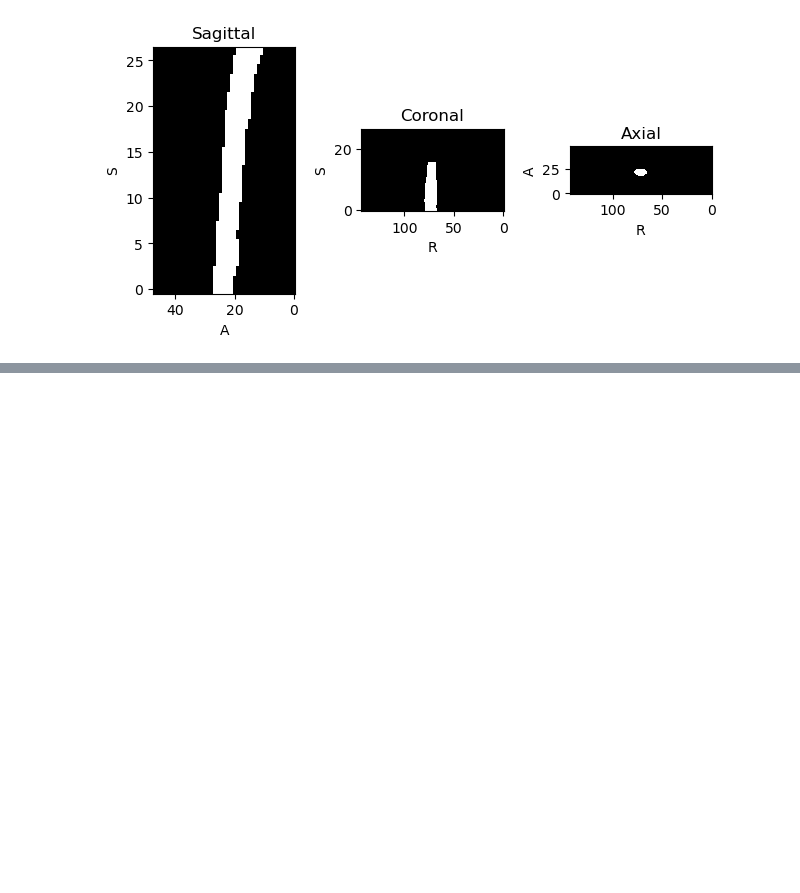
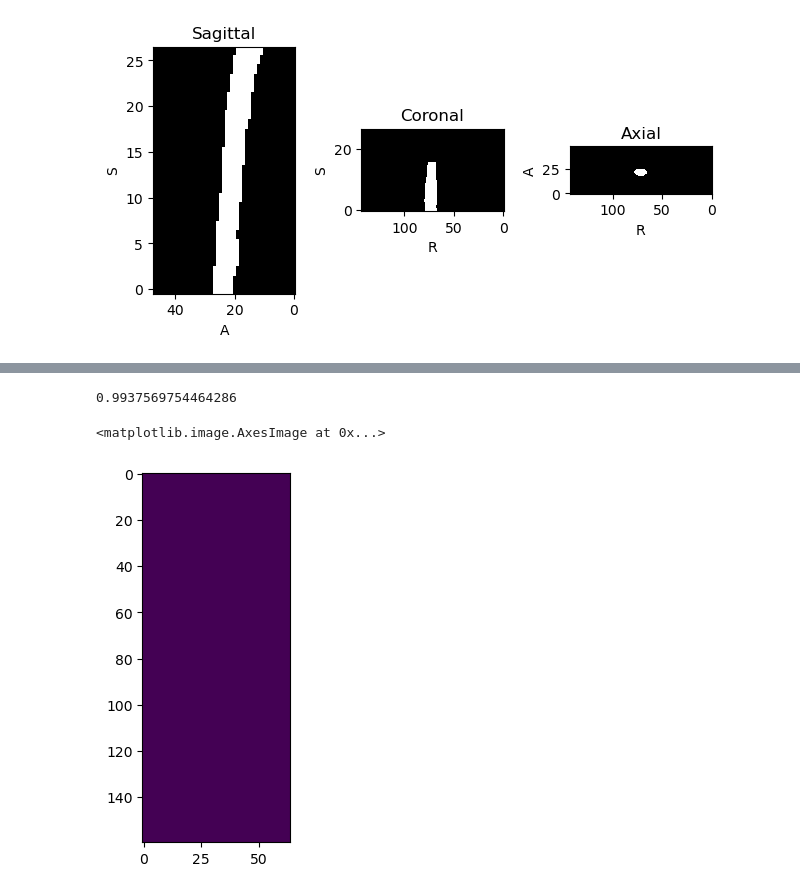
Before and after one commit to TimXdang/SpinalcordSeg, a Jupyter notebook: Playground.ipynb, the cells around one changed output, grey strips where cells are left out. Cells and saved outputs as stored; diff of their text form; code cells hidden in the pictures; blank space fills up the shorter version.

```diff
--- a/Playground.ipynb
+++ b/Playground.ipynb
@@ -182,0 +171,20 @@ Label Values: tensor([[[[[0., 0., 0.,  ..., 0., 0., 0.],
+# %%
+import segmentation_models_pytorch as smp
+from segmentation_models_pytorch.encoders import get_preprocessing_fn
+BACKBONE = 'resnet34'
+# %%
+model = smp.Unet(
+    encoder_name=BACKBONE,
+    encoder_weights="imagenet",
+    in_channels=1,
+    classes=1,
+)
+
+preprocess_input = get_preprocessing_fn(BACKBONE, pretrained='imagenet')
+# %%
+loss_func = smp.losses.DiceLoss('binary')
+learning_rate = 1e-5
+num_epochs = 20
+optim = torch.optim.Adam(model.parameters(), lr=learning_rate)
+# %%
+model.train()
@@ -182,0 +278,23 @@ Label Values: tensor([[[[[0., 0., 0.,  ..., 0., 0., 0.],
+# %%
+def evaluate_model(model, dataloader):
+    test_scores = []
+    model.eval()
+    for images, labels in dataloader:
+        inputs = image.reshape(image.shape[0], image.shape[1], 160, -1)
+        labels = label.reshape(label.shape[0], label.shape[1], 160, -1)
+
+        outputs = model.forward(inputs)
+        _, preds = torch.max(outputs, 1, keepdims=True)
+        targets_mask = labels >= 0
+        test_scores.append(np.mean((preds.cpu() == labels.cpu())[targets_mask].numpy()))
+
+    return np.mean(test_scores)
+
+print(evaluate_model(model, test_loader))
+# %% [output]
+0.9937569754464286
+# %%
+plt.imshow(preds[3, :, :, :].reshape(160, 64, 35).detach().numpy()[:, :, 15])
+# %% [output]
+<matplotlib.image.AxesImage at 0x...>
+[figure, added]
```
Also changed, not shown: parts of 14 cells of this notebook.
